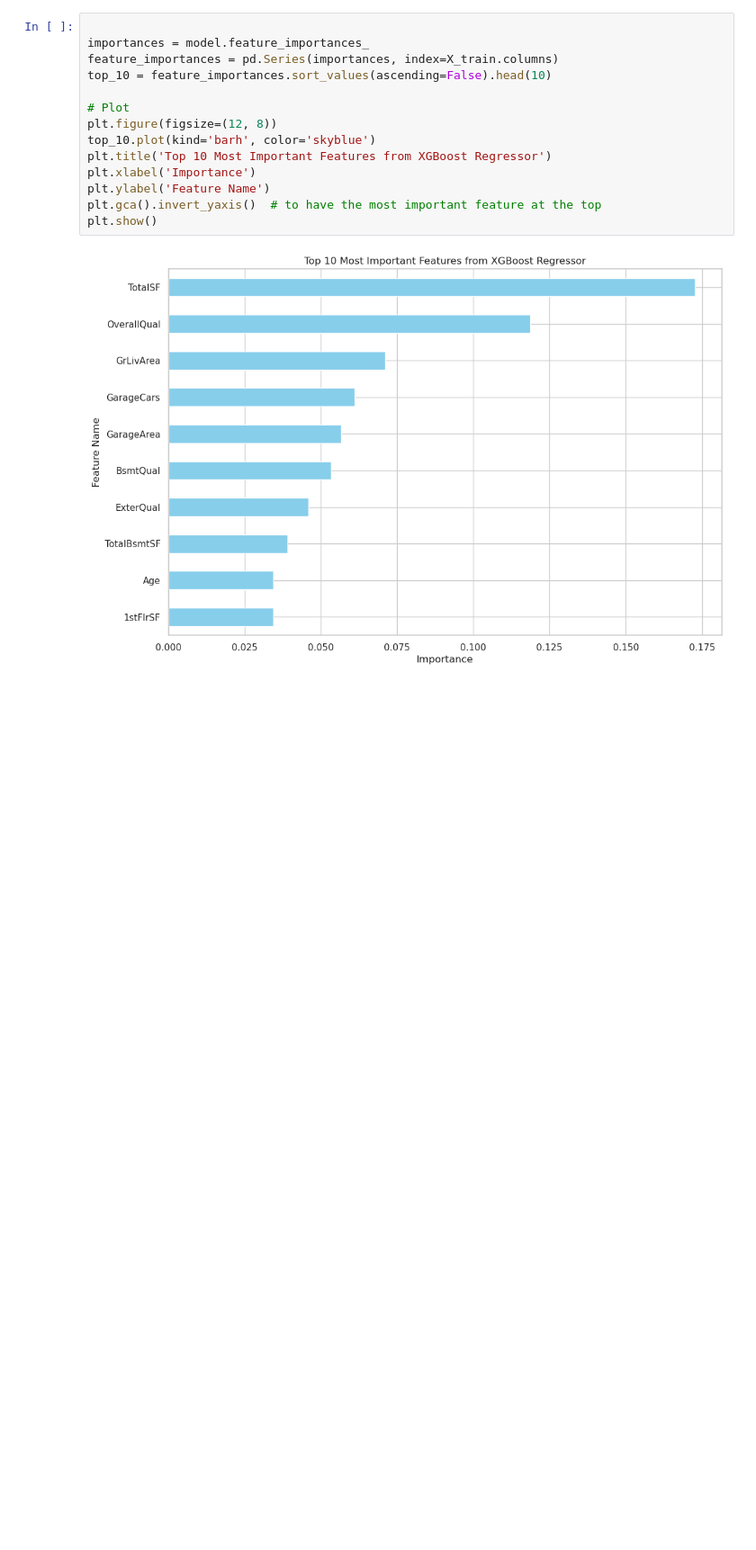
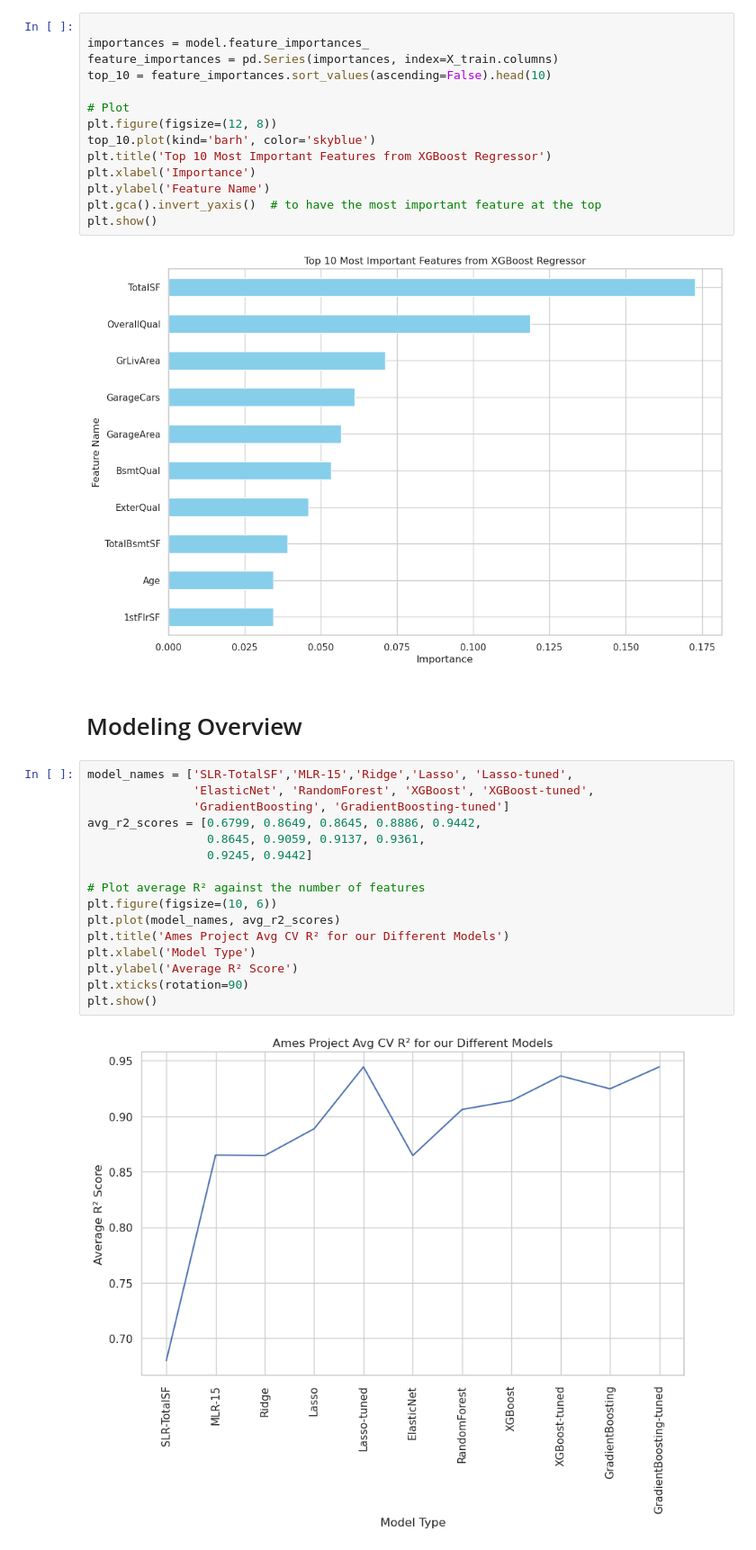
Before and after one commit to lottiewolf/NYCDSA_ML_Ames, a Jupyter notebook: Ames_ML_Modeling.ipynb, the cells around one changed output. Shown at 90% size. Drawn from its saved outputs; the diff is of its cells as text; blank space fills up the shorter version.

```diff
--- a/Ames_ML_Modeling.ipynb
+++ b/Ames_ML_Modeling.ipynb
@@ -700,3 +692,23 @@ plt.gca().invert_yaxis()  # to have the most important feature at the top
 plt.show()
 # %% [output]
 [figure]
+# %% [markdown]
+# Modeling Overview
+# %%
+model_names = ['SLR-TotalSF','MLR-15','Ridge','Lasso', 'Lasso-tuned',
+               'ElasticNet', 'RandomForest', 'XGBoost', 'XGBoost-tuned',
+               'GradientBoosting', 'GradientBoosting-tuned']
+avg_r2_scores = [0.6799, 0.8649, 0.8645, 0.8886, 0.9442,
+                 0.8645, 0.9059, 0.9137, 0.9361,
+                 0.9245, 0.9442]
+
+# Plot average R² against the number of features
+plt.figure(figsize=(10, 6))
+plt.plot(model_names, avg_r2_scores)
+plt.title('Ames Project Avg CV R² for our Different Models')
+plt.xlabel('Model Type')
+plt.ylabel('Average R² Score')
+plt.xticks(rotation=90)
+plt.show()
+# %% [output]
+[figure, added]
```
Also changed, not shown: parts of 3 cells of this notebook.
